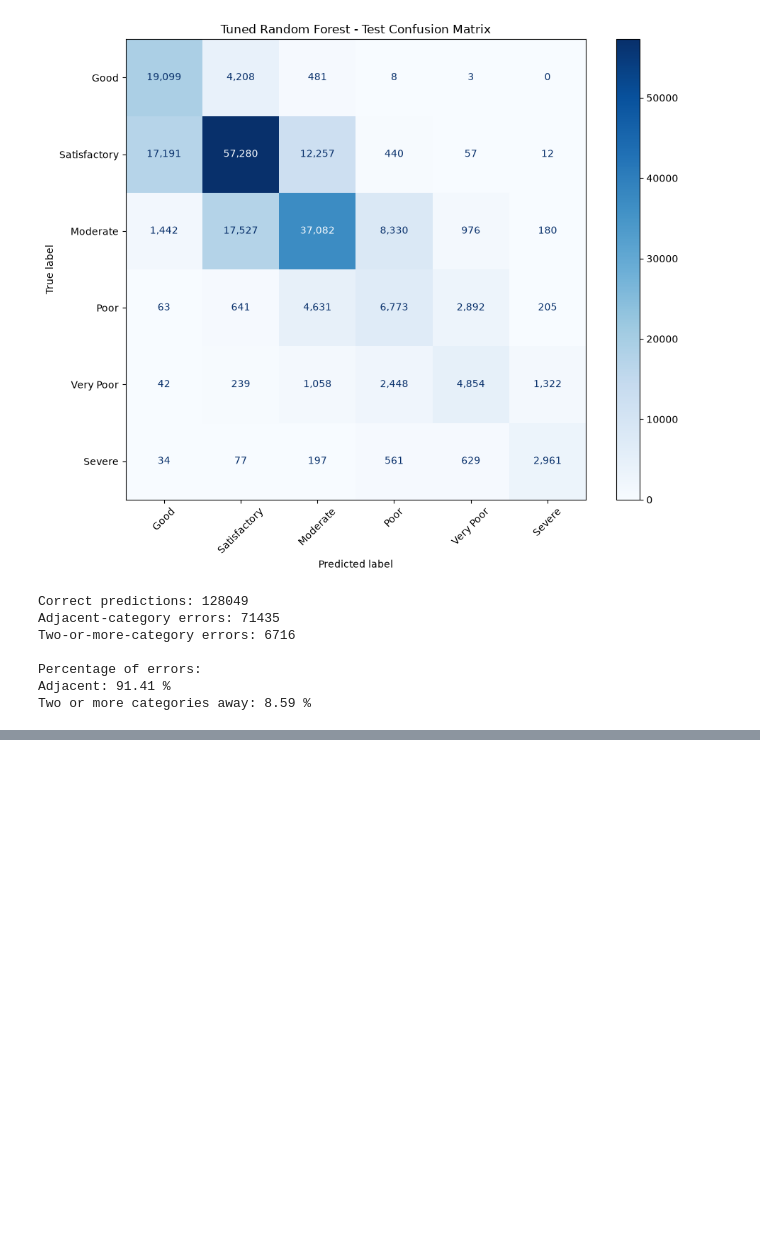
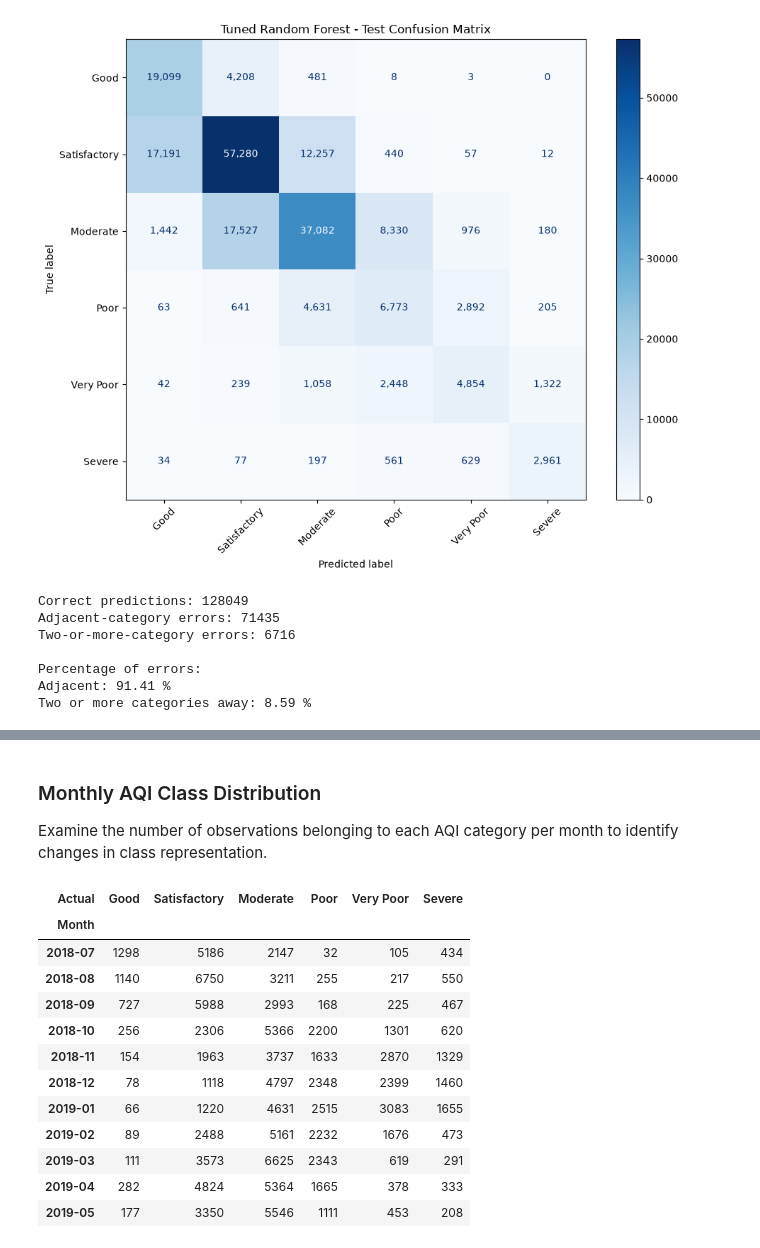
Before and after one commit to Fatimaaasaleem/air-quality-classification, a Jupyter notebook: notebooks/05_model_comparison_and_evaluation.ipynb, the cells around one changed output, grey strips where cells are left out. Saved outputs shown, nothing was run; the diff lists cells and outputs as text; code cells hidden in the pictures; blank space fills up the shorter version.

```diff
--- a/notebooks/05_model_comparison_and_evaluation.ipynb
+++ b/notebooks/05_model_comparison_and_evaluation.ipynb
@@ -1676,0 +2254,30 @@ Two or more categories away: 8.59 %
+# %% [markdown]
+### Monthly AQI Class Distribution
+
+Examine the number of observations belonging to each AQI category per month to identify changes in class representation.
+# %%
+monthly_class_counts = pd.crosstab(
+    temporal_results["Month"],
+    temporal_results["Actual"]
+)
+
+monthly_class_counts = monthly_class_counts.reindex(
+    columns=class_order,
+    fill_value=0
+)
+
+monthly_class_counts
+# %% [output]
+| Actual | Good | Satisfactory | Moderate | Poor | Very Poor | Severe |
+| Month |  |  |  |  |  |  |
+| 2018-07 | 1298 | 5186 | 2147 | 32 | 105 | 434 |
+| 2018-08 | 1140 | 6750 | 3211 | 255 | 217 | 550 |
+| 2018-09 | 727 | 5988 | 2993 | 168 | 225 | 467 |
+| 2018-10 | 256 | 2306 | 5366 | 2200 | 1301 | 620 |
+| 2018-11 | 154 | 1963 | 3737 | 1633 | 2870 | 1329 |
+| 2018-12 | 78 | 1118 | 4797 | 2348 | 2399 | 1460 |
+| 2019-01 | 66 | 1220 | 4631 | 2515 | 3083 | 1655 |
+| 2019-02 | 89 | 2488 | 5161 | 2232 | 1676 | 473 |
+| 2019-03 | 111 | 3573 | 6625 | 2343 | 619 | 291 |
+| 2019-04 | 282 | 4824 | 5364 | 1665 | 378 | 333 |
+| 2019-05 | 177 | 3350 | 5546 | 1111 | 453 | 208 |
```
Also changed, not shown: parts of 22 cells of this notebook.
